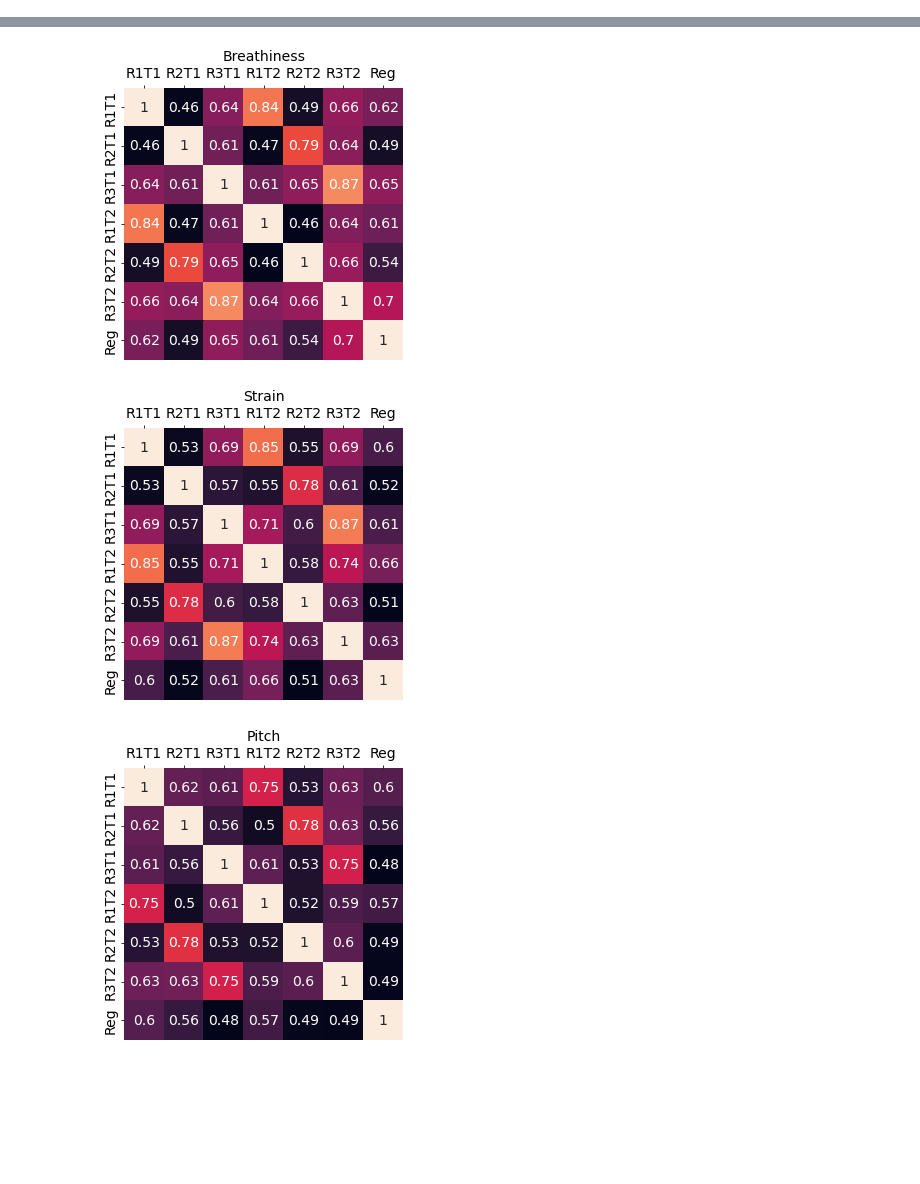
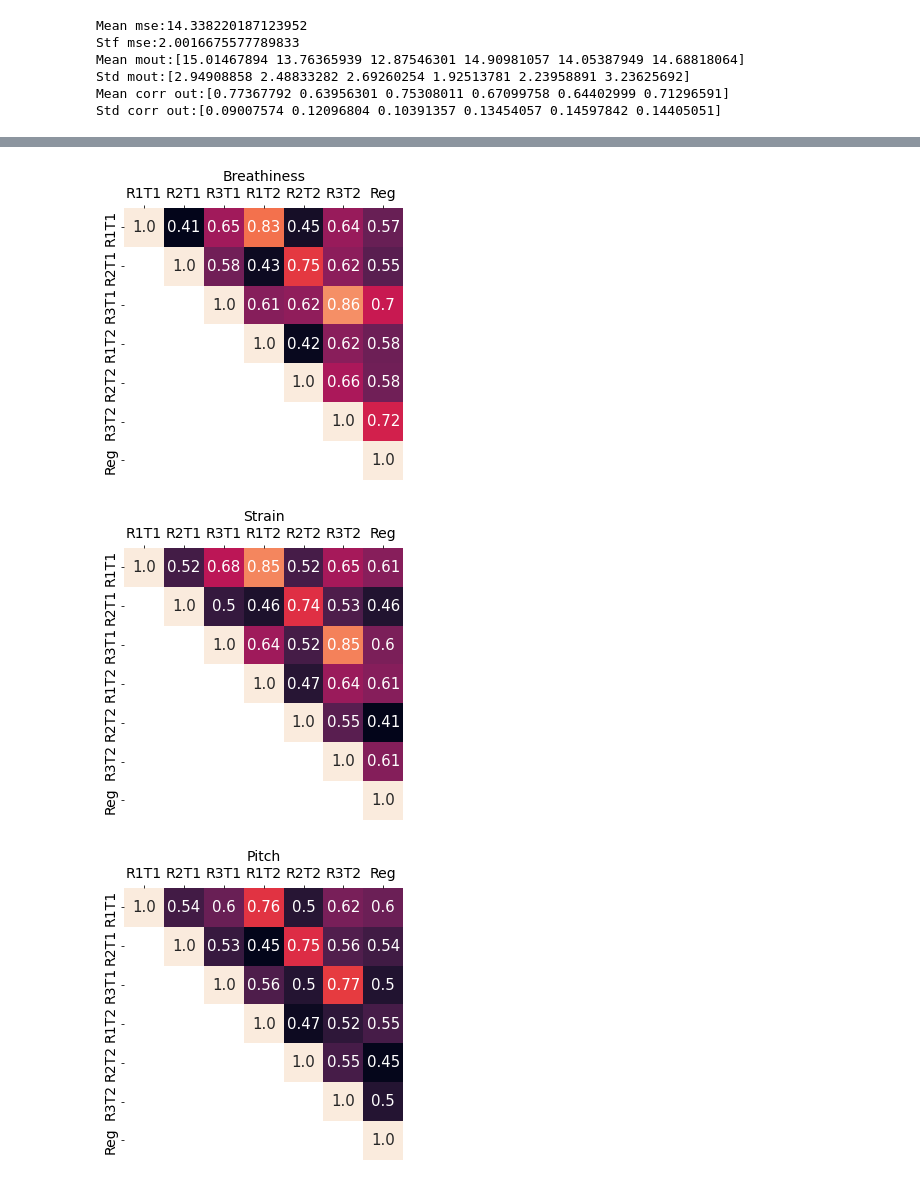
Before and after one commit to jmiramont/scattering-perceptual-evaluation, a Jupyter notebook: capev_emulation/capev_regression_scattering_standalone.ipynb, the cells around one changed output, grey strips where cells are left out. Saved outputs shown, nothing was run; the diff lists cells and outputs as text; code cells hidden in the pictures; blank space fills up the shorter version.

```diff
--- a/capev_emulation/capev_regression_scattering_standalone.ipynb
+++ b/capev_emulation/capev_regression_scattering_standalone.ipynb
@@ -280,21 +27,58 @@ Std mout:[1.62463182 2.40247154 1.91267604 2.05530148 2.80592854 2.35600238]
+# %%
+file_path = ''
+with open(file_path + 'results_hp.pkl', 'rb') as f:
+    min_rmse_results = pickle.load(f)
+
+# min_rmse_results['min_rmse'] = (mse[j,g],std_mse[j,g])
+J = min_rmse_results['Jmin']
+G = min_rmse_results['Gmin']
+X_val = min_rmse_results['X_val_min']
+y_val = min_rmse_results['y_val_min']
+sev,rou,bre,srt,pit,lou = min_rmse_results['traits']
+# %%
+results = hp_fun(X_val, y_val,10, sev, rou, bre, srt, pit, lou)
+(mean_mse,std_mse) = results['overall_rmse']
+(mean_mout, std_mout) = results['all_outputs_rmse']
+Rmats = results['correlation_matrices']
+acums = results['acumulated_vectors']
+mean_r2mout, std_r2mout = results['correlations_per_trait']
+mean_r2mout, std_r2mout = results['correlations_per_trait']
+
+print('Mean mse:{}'.format(mean_mse))
+print('Stf mse:{}'.format(std_mse))
+print('Mean mout:{}'.format(mean_mout))
+print('Std mout:{}'.format(std_mout))
+print('Mean corr out:{}'.format(mean_r2mout))
+print('Std corr out:{}'.format(std_r2mout))
+# %% [output]
+Mean mse:14.338220187123952
+Stf mse:2.0016675577789833
+Mean mout:[15.01467894 13.76365939 12.87546301 14.90981057 14.05387949 14.68818064]
+Std mout:[2.94908858 2.48833282 2.69260254 1.92513781 2.23958891 3.23625692]
+Mean corr out:[0.77367792 0.63956301 0.75308011 0.67099758 0.64402999 0.71296591]
+Std corr out:[0.09007574 0.12096804 0.10391357 0.13454057 0.14597842 0.14405051]
 # %%
 # Correlation matrices
 corr_labels = ['R1T1','R2T1','R3T1','R1T2','R2T2','R3T2','Reg']
 aspects_names = ['Severity', 'Roughness','Breathiness','Strain','Pitch','Loudness']
+
 for i, r in enumerate(Rmats):
   fig = plt.figure()
-  dfr = pd.DataFrame(np.mean(r, axis = 0))
+  aux = np.mean(Rmats[r], axis = 0)
+  # np.fill_diagonal(aux,1)
+  dfr = pd.DataFrame(aux)
   dfr.columns = corr_labels
   dfr.index  = corr_labels
   mask = np.tril(np.mean(dfr, axis = 0))
-  corrtable = sns.heatmap(dfr, annot=True, cbar=False, annot_kws={"size": 14})
+  np.fill_diagonal(mask,0)
+  corrtable = sns.heatmap(dfr, mask = mask, annot=True, cbar=False, annot_kws={"size": 15}, fmt = '.2')
 
   corrtable.xaxis.set_label_position('top')
   corrtable.xaxis.tick_top()
   corrtable.set_xticklabels(corrtable.get_yticklabels(), horizontalalignment='center', fontsize = 14)
   corrtable.set_yticklabels(corrtable.get_yticklabels(), verticalalignment='center', fontsize = 14)
-  plt.title(aspects_names[i], fontsize = 14)
+  plt.title(r, fontsize = 14)
   fig.set_size_inches((5,5))
-  filename = '/content/gdrive/MyDrive/python_notebooks/cm_' + aspects_names[i]
+  filename = 'figures/correlation_matrices/' + aspects_names[i]
   plt.savefig(filename + '.pdf',bbox_inches='tight')# , format='svg')
 # %% [output]
@@ -303,3 +87,3 @@ for i, r in enumerate(Rmats):
-[figure, old version]
+[figure, new version]
-[figure, old version]
+[figure, new version]
-[figure, old version]
+[figure, new version]
```
Also changed, not shown: parts of 17 cells of this notebook, 25 other files.
